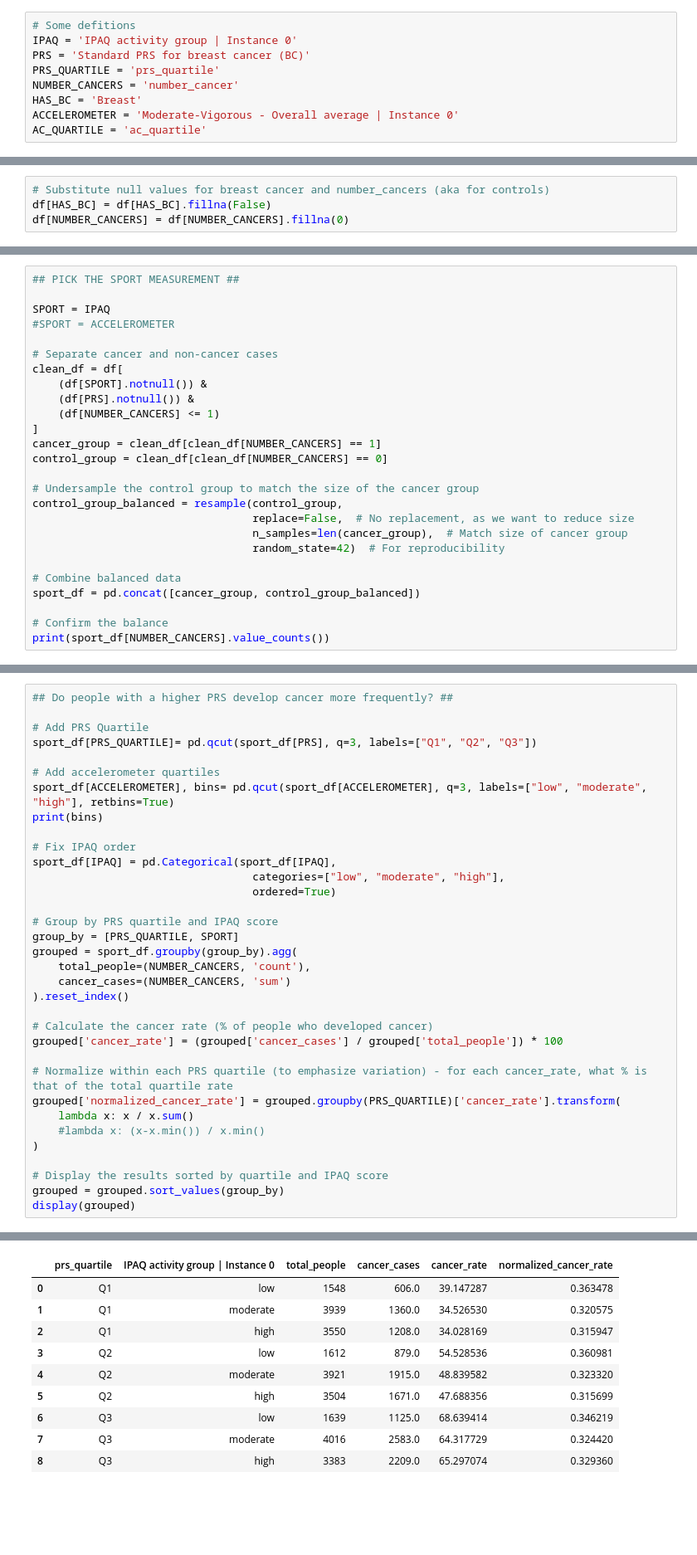
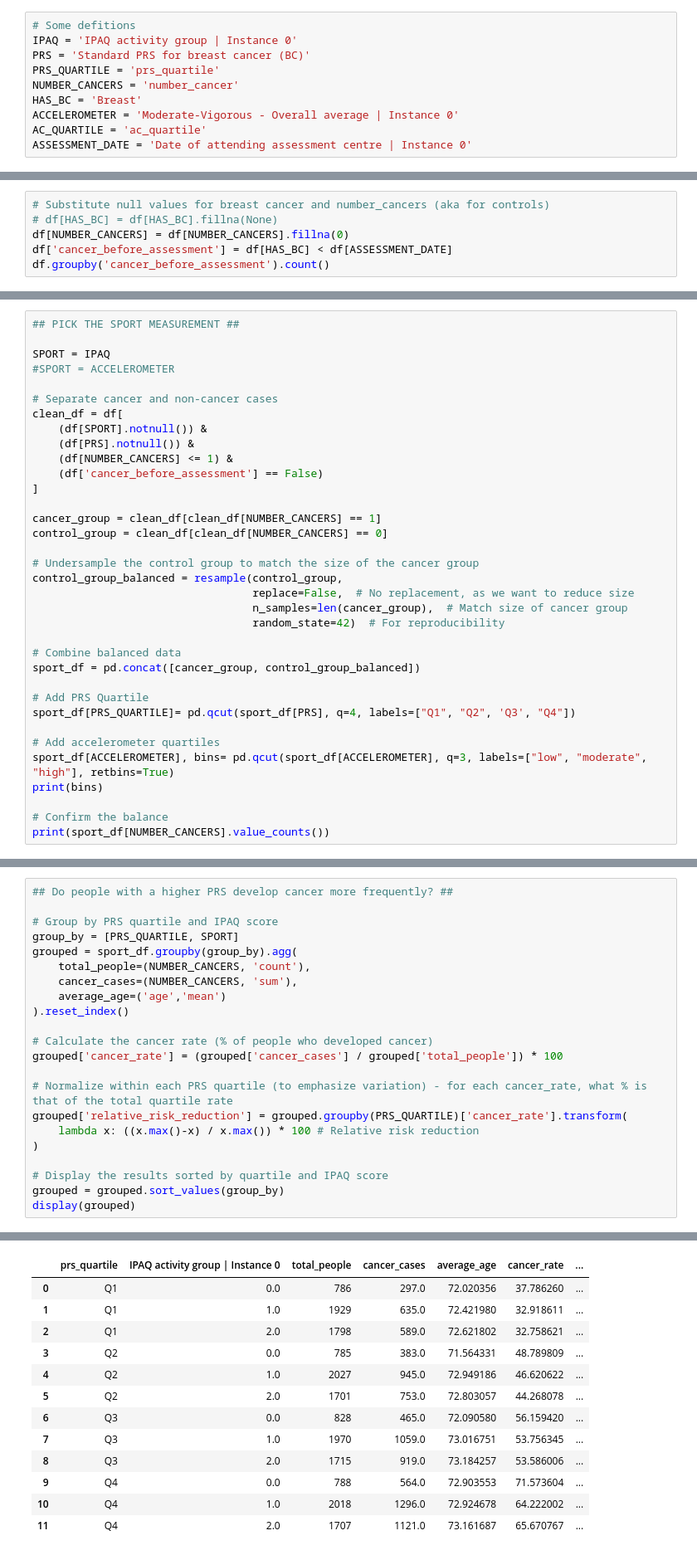
Before and after one commit to esteeliat/sports, a Jupyter notebook: Analysis.ipynb, the cells around one changed output, grey strips where cells are left out. Shown at 83% size. Cells and saved outputs as stored; diff of their text form; blank space fills up the shorter version.

```diff
--- a/Analysis.ipynb
+++ b/Analysis.ipynb
@@ -15,6 +16,7 @@ NUMBER_CANCERS = 'number_cancer'
 HAS_BC = 'Breast'
 ACCELEROMETER = 'Moderate-Vigorous - Overall average | Instance 0'
 AC_QUARTILE = 'ac_quartile'
+ASSESSMENT_DATE = 'Date of attending assessment centre | Instance 0'
 # %%
 demographics = pd.read_csv('cleaned_participant_table.csv')
 diagnosis = pd.read_csv('cleaned_diagnosis_data.csv')
@@ -45,4 +47,6 @@ memory usage: 8.5+ MB
 # %%
 # Substitute null values for breast cancer and number_cancers (aka for controls)
-df[HAS_BC] = df[HAS_BC].fillna(False)
+# df[HAS_BC] = df[HAS_BC].fillna(None)
 df[NUMBER_CANCERS] = df[NUMBER_CANCERS].fillna(0)
+df['cancer_before_assessment'] = df[HAS_BC] < df[ASSESSMENT_DATE]
+df.groupby('cancer_before_assessment').count()
@@ -56,8 +66,10 @@ SPORT = IPAQ
 clean_df = df[
     (df[SPORT].notnull()) &
     (df[PRS].notnull()) &
-    (df[NUMBER_CANCERS] <= 1)
+    (df[NUMBER_CANCERS] <= 1) &
+    (df['cancer_before_assessment'] == False)
 ]
+
 cancer_group = clean_df[clean_df[NUMBER_CANCERS] == 1]
 control_group = clean_df[clean_df[NUMBER_CANCERS] == 0]
 
@@ -70,6 +82,13 @@ control_group_balanced = resample(control_group,
 # Combine balanced data
 sport_df = pd.concat([cancer_group, control_group_balanced])
 
+# Add PRS Quartile
+sport_df[PRS_QUARTILE]= pd.qcut(sport_df[PRS], q=4, labels=["Q1", "Q2", 'Q3', "Q4"])
+
+# Add accelerometer quartiles
+sport_df[ACCELEROMETER], bins= pd.qcut(sport_df[ACCELEROMETER], q=3, labels=["low", "moderate", "high"], retbins=True)
+print(bins)
+
 # Confirm the balance
 print(sport_df[NUMBER_CANCERS].value_counts())
 # %% [output]
@@ -79,33 +99,21 @@ number_cancer
 Name: count, dtype: int64
 # %%
 ## Do people with a higher PRS develop cancer more frequently? ##
-
-# Add PRS Quartile
-sport_df[PRS_QUARTILE]= pd.qcut(sport_df[PRS], q=3, labels=["Q1", "Q2", "Q3"])
-
-# Add accelerometer quartiles
-sport_df[ACCELEROMETER], bins= pd.qcut(sport_df[ACCELEROMETER], q=3, labels=["low", "moderate", "high"], retbins=True)
-print(bins)
-
-# Fix IPAQ order
-sport_df[IPAQ] = pd.Categorical(sport_df[IPAQ],
-                                  categories=["low", "moderate", "high"],
-                                  ordered=True)
 
 # Group by PRS quartile and IPAQ score
 group_by = [PRS_QUARTILE, SPORT]
 grouped = sport_df.groupby(group_by).agg(
     total_people=(NUMBER_CANCERS, 'count'),
-    cancer_cases=(NUMBER_CANCERS, 'sum')
+    cancer_cases=(NUMBER_CANCERS, 'sum'),
+    average_age=('age','mean')
 ).reset_index()
 
 # Calculate the cancer rate (% of people who developed cancer)
 grouped['cancer_rate'] = (grouped['cancer_cases'] / grouped['total_people']) * 100
 
 # Normalize within each PRS quartile (to emphasize variation) - for each cancer_rate, what % is that of the total quartile rate
-grouped['normalized_cancer_rate'] = grouped.groupby(PRS_QUARTILE)['cancer_rate'].transform(
-    lambda x: x / x.sum()
-    #lambda x: (x-x.min()) / x.min()
+grouped['relative_risk_reduction'] = grouped.groupby(PRS_QUARTILE)['cancer_rate'].transform(
+    lambda x: ((x.max()-x) / x.max()) * 100 # Relative risk reduction
 )
 
 # Display the results sorted by quartile and IPAQ score
@@ -116,13 +123,16 @@ display(grouped)
-|  | prs_quartile | IPAQ activity group | Instance 0 | total_people | cancer_cases | cancer_rate | normalized_cancer_rate |
-| 0 | Q1 | low | 1548 | 606.0 | 39.147287 | 0.363478 |
-| 1 | Q1 | moderate | 3939 | 1360.0 | 34.526530 | 0.320575 |
-| 2 | Q1 | high | 3550 | 1208.0 | 34.028169 | 0.315947 |
-| 3 | Q2 | low | 1612 | 879.0 | 54.528536 | 0.360981 |
-| 4 | Q2 | moderate | 3921 | 1915.0 | 48.839582 | 0.323320 |
-| 5 | Q2 | high | 3504 | 1671.0 | 47.688356 | 0.315699 |
-| 6 | Q3 | low | 1639 | 1125.0 | 68.639414 | 0.346219 |
-| 7 | Q3 | moderate | 4016 | 2583.0 | 64.317729 | 0.324420 |
-| 8 | Q3 | high | 3383 | 2209.0 | 65.297074 | 0.329360 |
+|  | prs_quartile | IPAQ activity group | Instance 0 | total_people | cancer_cases | average_age | cancer_rate | ... |
+| 0 | Q1 | 0.0 | 786 | 297.0 | 72.020356 | 37.786260 | ... |
+| 1 | Q1 | 1.0 | 1929 | 635.0 | 72.421980 | 32.918611 | ... |
+| 2 | Q1 | 2.0 | 1798 | 589.0 | 72.621802 | 32.758621 | ... |
+| 3 | Q2 | 0.0 | 785 | 383.0 | 71.564331 | 48.789809 | ... |
+| 4 | Q2 | 1.0 | 2027 | 945.0 | 72.949186 | 46.620622 | ... |
+| 5 | Q2 | 2.0 | 1701 | 753.0 | 72.803057 | 44.268078 | ... |
+| 6 | Q3 | 0.0 | 828 | 465.0 | 72.090580 | 56.159420 | ... |
+| 7 | Q3 | 1.0 | 1970 | 1059.0 | 73.016751 | 53.756345 | ... |
+| 8 | Q3 | 2.0 | 1715 | 919.0 | 73.184257 | 53.586006 | ... |
+| 9 | Q4 | 0.0 | 788 | 564.0 | 72.903553 | 71.573604 | ... |
+| 10 | Q4 | 1.0 | 2018 | 1296.0 | 72.924678 | 64.222002 | ... |
+| 11 | Q4 | 2.0 | 1707 | 1121.0 | 73.161687 | 65.670767 | ... |
 # %%
 # Create a contingency table for statistical testing
 contingency_table = pd.crosstab(sport_df[SPORT], sport_df[NUMBER_CANCERS])
```
Also changed, not shown: parts of 7 cells of this notebook, 15 other files.
